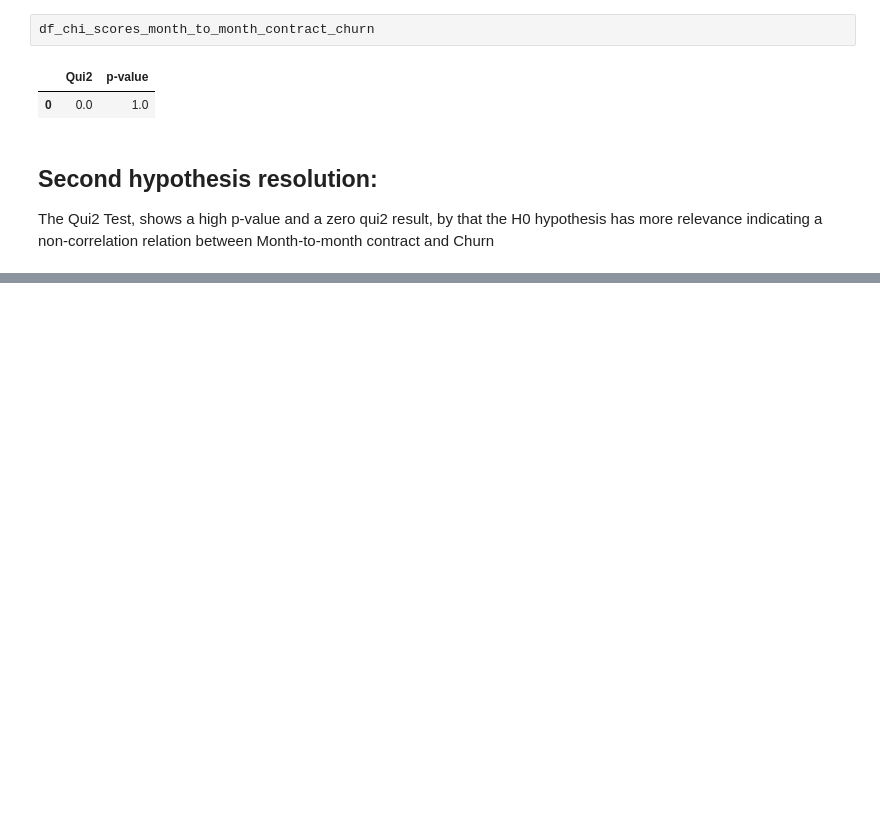
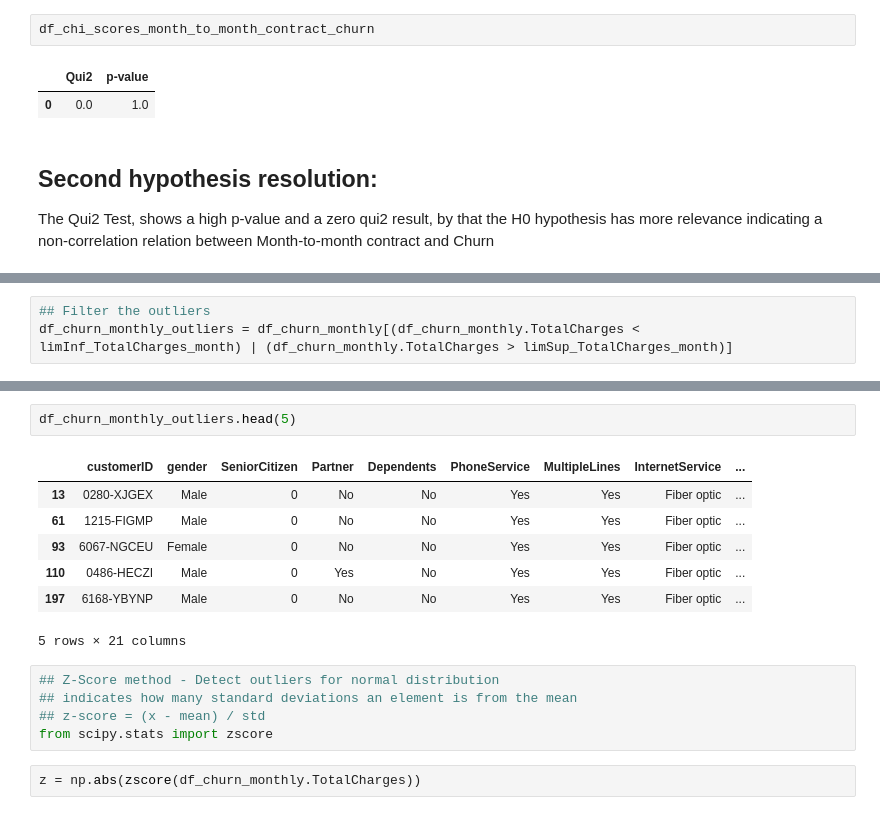
Before and after one commit to gjovs/rockeatseat_ia_track, a Jupyter notebook: eda/eda_churn.ipynb, the cells around one changed output, grey strips where cells are left out. Saved outputs shown, nothing was run; the diff lists cells and outputs as text; blank space fills up the shorter version.

```diff
--- a/eda/eda_churn.ipynb
+++ b/eda/eda_churn.ipynb
@@ -942,0 +1036,3 @@ The Qui2 Test, shows a high p-value and a zero qui2 result, by that the H0 hypot
+# %%
+## Filter the outliers
+df_churn_monthly_outliers = df_churn_monthly[(df_churn_monthly.TotalCharges < limInf_TotalCharges_month) | (df_churn_monthly.TotalCharges > limSup_TotalCharges_month)]
@@ -942,0 +1059,17 @@ The Qui2 Test, shows a high p-value and a zero qui2 result, by that the H0 hypot
+# %%
+df_churn_monthly_outliers.head(5)
+# %% [output]
+|  | customerID | gender | SeniorCitizen | Partner | Dependents | PhoneService | MultipleLines | InternetService | ... |
+| 13 | 0280-XJGEX | Male | 0 | No | No | Yes | Yes | Fiber optic | ... |
+| 61 | 1215-FIGMP | Male | 0 | No | No | Yes | Yes | Fiber optic | ... |
+| 93 | 6067-NGCEU | Female | 0 | No | No | Yes | Yes | Fiber optic | ... |
+| 110 | 0486-HECZI | Male | 0 | Yes | No | Yes | Yes | Fiber optic | ... |
+| 197 | 6168-YBYNP | Male | 0 | No | No | Yes | Yes | Fiber optic | ... |
+5 rows × 21 columns
+# %%
+## Z-Score method - Detect outliers for normal distribution
+## indicates how many standard deviations an element is from the mean
+## z-score = (x - mean) / std
+from scipy.stats import zscore
+# %%
+z = np.abs(zscore(df_churn_monthly.TotalCharges))
```
Also changed, not shown: parts of 15 cells of this notebook.
